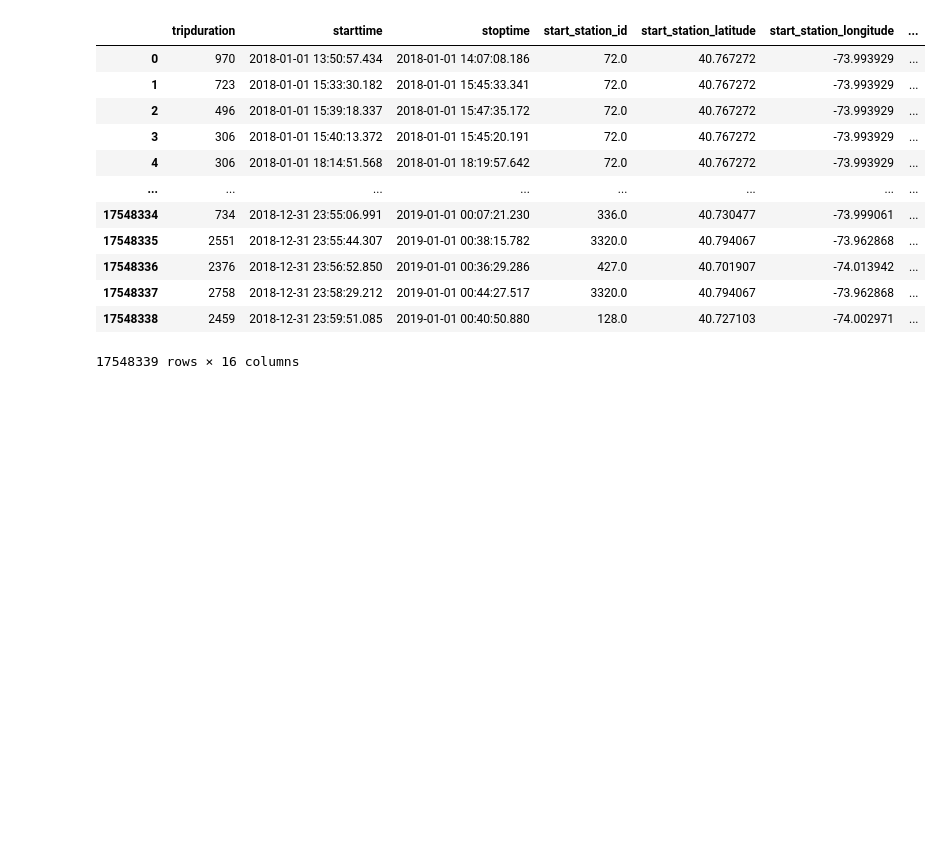
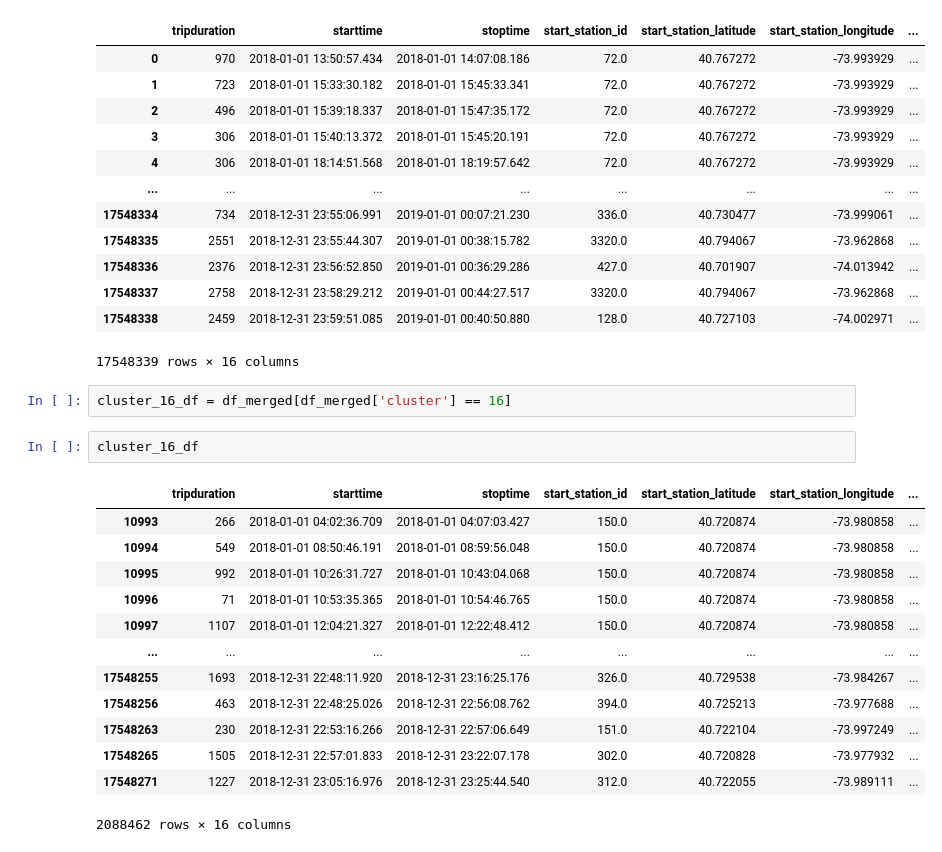
Before and after one commit to katrinemariepedersen/Business_analytics_project, a Jupyter notebook: Load_of_dat.ipynb, the cells around one changed output. Cells and saved outputs as stored; diff of their text form; blank space fills up the shorter version.

```diff
--- a/Load_of_dat.ipynb
+++ b/Load_of_dat.ipynb
@@ -322,3 +338,21 @@ df_merged
 | 17548337 | 2758 | 2018-12-31 23:58:29.212 | 2019-01-01 00:44:27.517 | 3320.0 | 40.794067 | -73.962868 | ... |
 | 17548338 | 2459 | 2018-12-31 23:59:51.085 | 2019-01-01 00:40:50.880 | 128.0 | 40.727103 | -74.002971 | ... |
 17548339 rows × 16 columns
+# %%
+cluster_16_df = df_merged[df_merged['cluster'] == 16]
+# %%
+cluster_16_df
+# %% [output]
+|  | tripduration | starttime | stoptime | start_station_id | start_station_latitude | start_station_longitude | ... |
+| 10993 | 266 | 2018-01-01 04:02:36.709 | 2018-01-01 04:07:03.427 | 150.0 | 40.720874 | -73.980858 | ... |
+| 10994 | 549 | 2018-01-01 08:50:46.191 | 2018-01-01 08:59:56.048 | 150.0 | 40.720874 | -73.980858 | ... |
+| 10995 | 992 | 2018-01-01 10:26:31.727 | 2018-01-01 10:43:04.068 | 150.0 | 40.720874 | -73.980858 | ... |
+| 10996 | 71 | 2018-01-01 10:53:35.365 | 2018-01-01 10:54:46.765 | 150.0 | 40.720874 | -73.980858 | ... |
+| 10997 | 1107 | 2018-01-01 12:04:21.327 | 2018-01-01 12:22:48.412 | 150.0 | 40.720874 | -73.980858 | ... |
+| ... | ... | ... | ... | ... | ... | ... | ... |
+| 17548255 | 1693 | 2018-12-31 22:48:11.920 | 2018-12-31 23:16:25.176 | 326.0 | 40.729538 | -73.984267 | ... |
+| 17548256 | 463 | 2018-12-31 22:48:25.026 | 2018-12-31 22:56:08.762 | 394.0 | 40.725213 | -73.977688 | ... |
+| 17548263 | 230 | 2018-12-31 22:53:16.266 | 2018-12-31 22:57:06.649 | 151.0 | 40.722104 | -73.997249 | ... |
+| 17548265 | 1505 | 2018-12-31 22:57:01.833 | 2018-12-31 23:22:07.178 | 302.0 | 40.720828 | -73.977932 | ... |
+| 17548271 | 1227 | 2018-12-31 23:05:16.976 | 2018-12-31 23:25:44.540 | 312.0 | 40.722055 | -73.989111 | ... |
+2088462 rows × 16 columns
```
Also changed, not shown: parts of 10 cells of this notebook.
